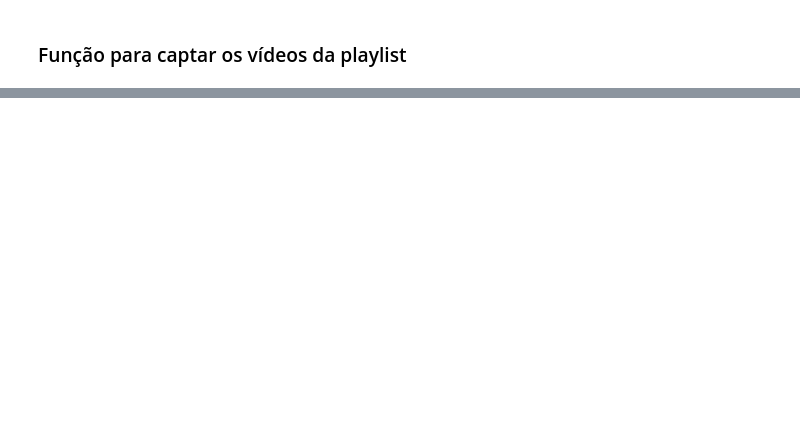
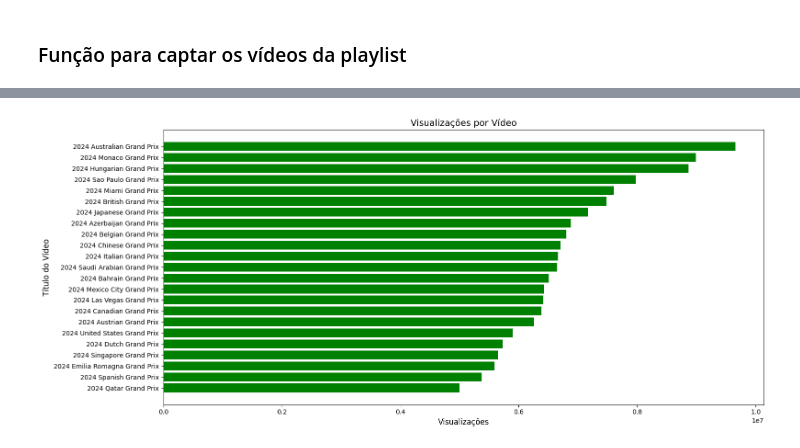
Before and after one commit to HeuerBcH/desafio-api-dados-dashboard, a Jupyter notebook: project/challenge.ipynb, the cells around one changed output, grey strips where cells are left out. Cells and saved outputs as stored; diff of their text form; code cells hidden in the pictures; blank space fills up the shorter version.

```diff
--- a/project/challenge.ipynb
+++ b/project/challenge.ipynb
@@ -147,0 +200,13 @@ df
+# %%
+df_sorted_visu = df.sort_values(by="Visualizações")
+
+plt.figure(figsize=(16, 7))
+plt.barh(df_sorted_visu['Título'], df_sorted_visu['Visualizações'], color='green')
+plt.title('Visualizações por Vídeo', fontsize=14)
+plt.xlabel('Visualizações', fontsize=12)
+plt.ylabel('Título do Vídeo', fontsize=12)
+# Ajustar o layout para evitar sobreposição
+plt.tight_layout()
+plt.show()
+# %% [output]
+[figure, added]
```
Also changed, not shown: parts of 9 cells of this notebook.
